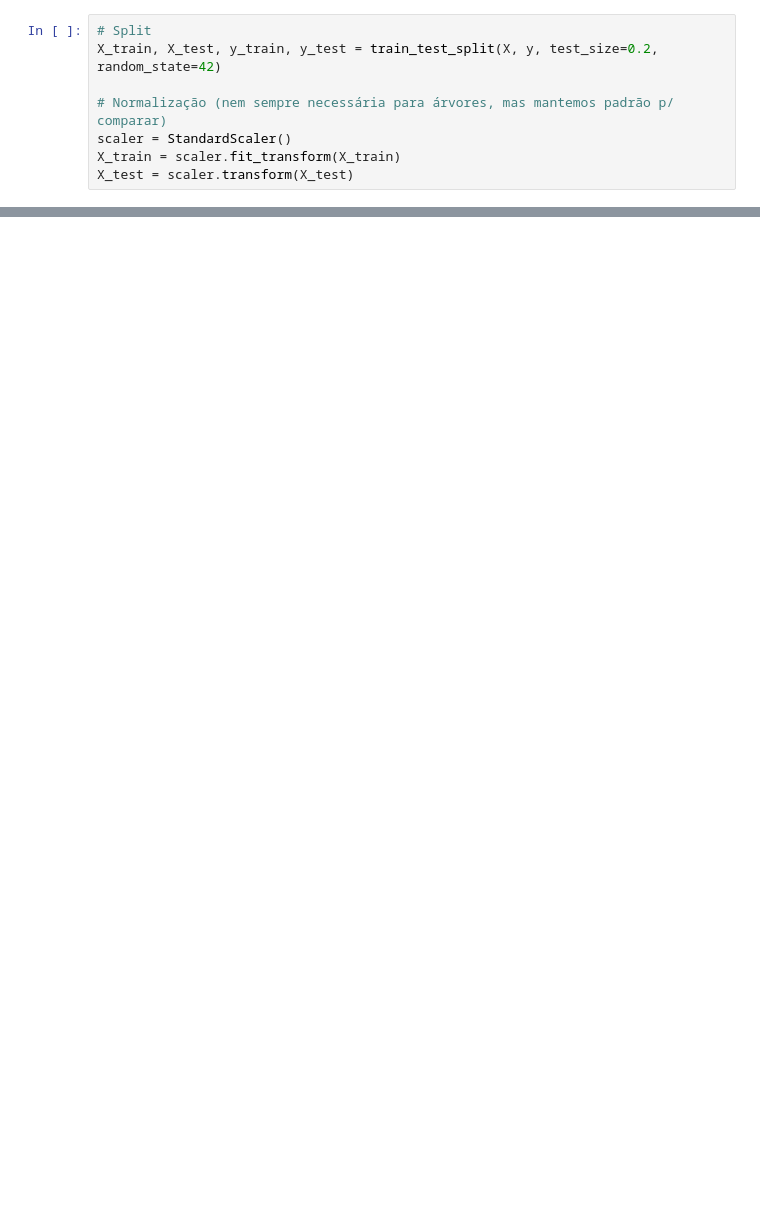
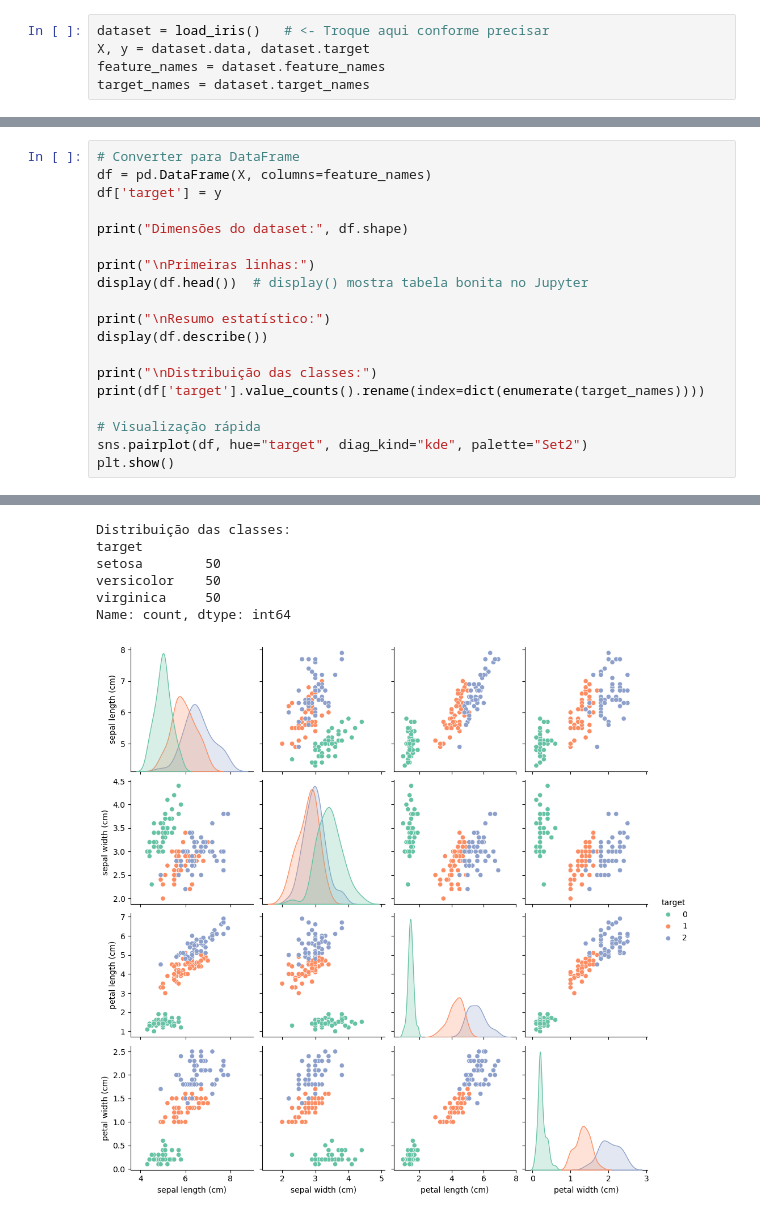
Before and after one commit to robsouza2101/Tabular-Algorithms, a Jupyter notebook: notebooks/random_forest.ipynb, the cells around one changed output, grey strips where cells are left out. Saved outputs shown, nothing was run; the diff lists cells and outputs as text; blank space fills up the shorter version.

```diff
--- a/notebooks/random_forest.ipynb
+++ b/notebooks/random_forest.ipynb
@@ -14,8 +15,5 @@ X, y = iris.data, iris.target
 # %%
-# Split
-X_train, X_test, y_train, y_test = train_test_split(X, y, test_size=0.2, random_state=42)
-
-# Normalização (nem sempre necessária para árvores, mas mantemos padrão p/ comparar)
-scaler = StandardScaler()
-X_train = scaler.fit_transform(X_train)
-X_test = scaler.transform(X_test)
+dataset = load_iris()   # <- Troque aqui conforme precisar
+X, y = dataset.data, dataset.target
+feature_names = dataset.feature_names
+target_names = dataset.target_names
@@ -45,0 +22,20 @@ weighted avg       1.00      1.00      1.00        30
+# %%
+# Converter para DataFrame
+df = pd.DataFrame(X, columns=feature_names)
+df['target'] = y
+
+print("Dimensões do dataset:", df.shape)
+
+print("\nPrimeiras linhas:")
+display(df.head())  # display() mostra tabela bonita no Jupyter
+
+print("\nResumo estatístico:")
+display(df.describe())
+
+print("\nDistribuição das classes:")
+print(df['target'].value_counts().rename(index=dict(enumerate(target_names))))
+
+# Visualização rápida
+sns.pairplot(df, hue="target", diag_kind="kde", palette="Set2")
+plt.show()
+# %% [output]
@@ -45,0 +61,7 @@ weighted avg       1.00      1.00      1.00        30
+Distribuição das classes:
+target
+setosa        50
+versicolor    50
+virginica     50
+Name: count, dtype: int64
+[figure, added]
```
Also changed, not shown: parts of 13 cells of this notebook.
